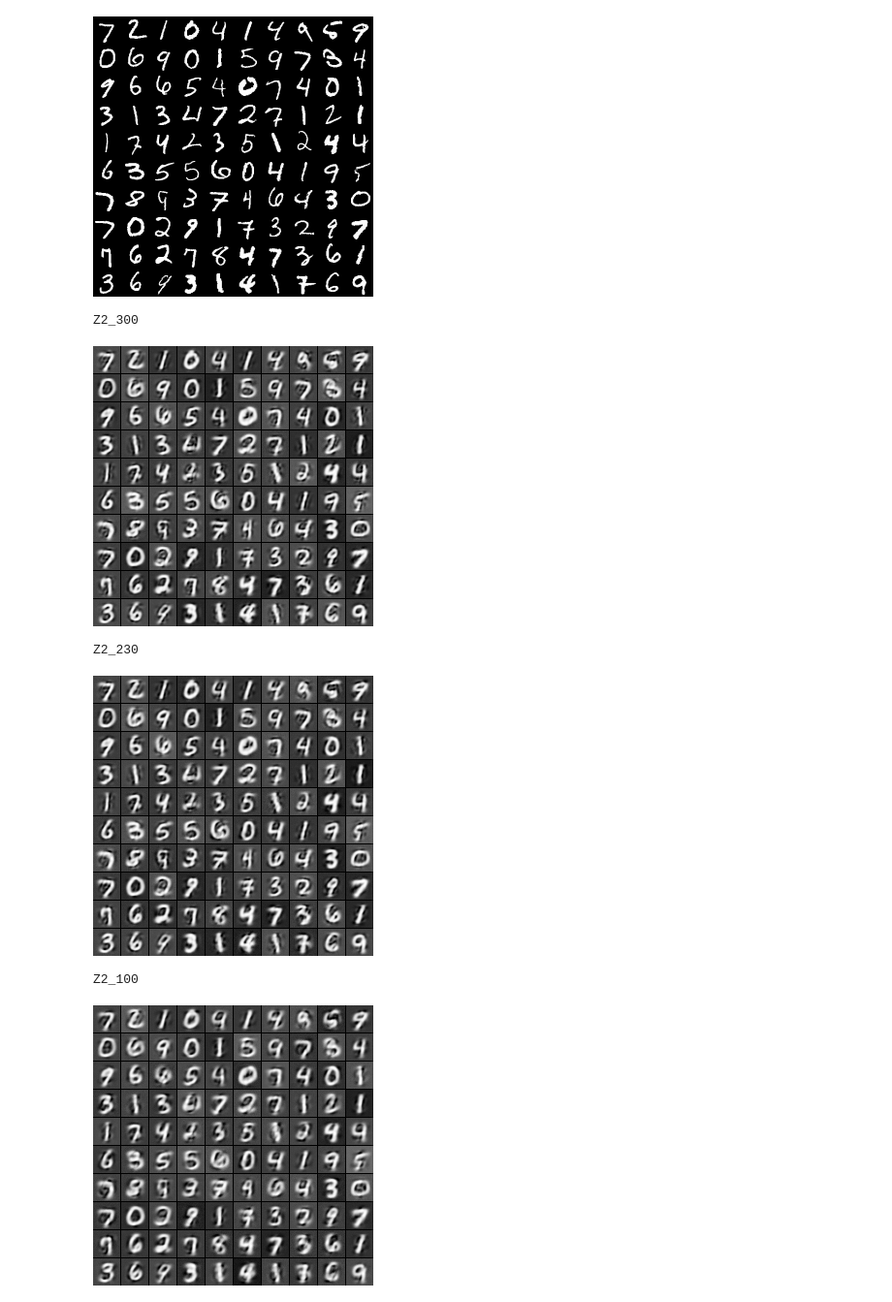
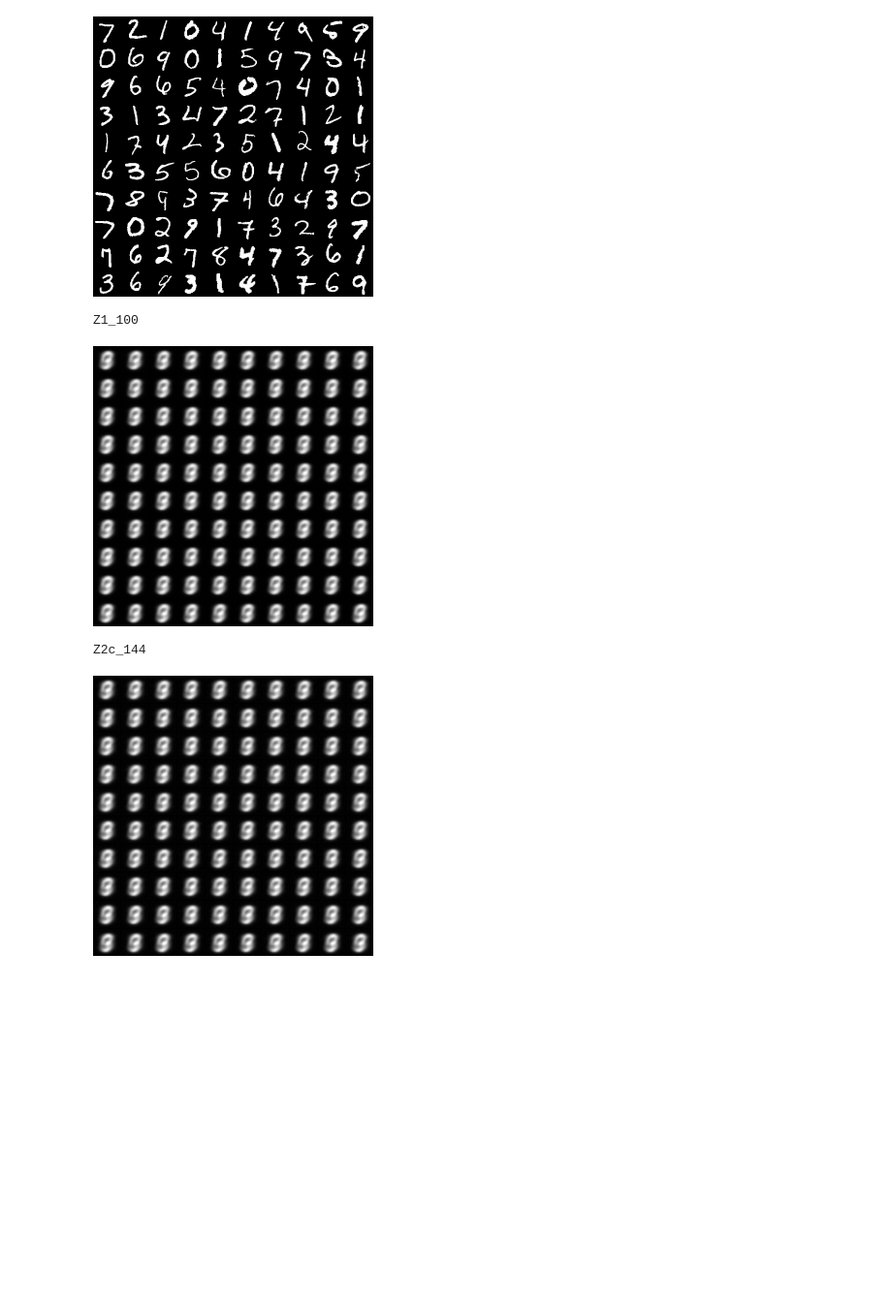
Before and after one commit to vinmisra/AE_experiments, a Jupyter notebook: test_AE.ipynb, the cells around one changed output. Shown at 97% size. Cells and saved outputs as stored; diff of their text form; code cells hidden in the pictures; blank space fills up the shorter version.

```diff
--- a/test_AE.ipynb
+++ b/test_AE.ipynb
@@ -22,13 +22,17 @@ dir_fuel = os.path.join(DIR_DATA,'fuel')
 model_folders = [model_folder \
                for model_folder in os.listdir(dir_model) \
                if os.path.isdir(os.path.join(dir_model,model_folder))]
-model_folders = ['Z2_300','Z2_230','Z2_100']
+model_folders = ['Z1_100','Z2c_144']
 # %%
-models = [serial.load(os.path.join(dir_model,model_folder,'finetune.pkl')) for model_folder in model_folders]
+#models = [serial.load(os.path.join(dir_model,model_folder,'finetune.pkl')) for model_folder in model_folders]
+models = [serial.load(os.path.join(dir_model,model_folder,'0.pkl')) for model_folder in model_folders]
+secondmodels = [serial.load(os.path.join(dir_model,model_folder,'1.pkl')) for model_folder in model_folders]
 # %%
 test_data = serial.load(os.path.join(dir_fuel,'mnist_test_X.pkl'))
 # %% [markdown]
 #Define graph
 # %%
 Xs = [model.get_input_space().make_theano_batch() for model in models]
-Ys = [model.fprop(X) for (model,X) in zip(models,Xs)]
+#Ys = [model.fprop(X) for (model,X) in zip(models,Xs)]
+Ys = [model.reconstruct(X) for (model,secondmodel,X) in zip(models,secondmodels,Xs)]
+Y2s = [model.decode(secondmodel.reconstruct(model.encode(X))) for (model,secondmodel,X) in zip(models,secondmodels,Xs)]
@@ -54,16 +58,14 @@ original
 # %%
 for (xhat,model_folder) in zip(Xhats,model_folders):
     reconstructed = Image.fromarray(tile_raster_images(X=xhat,
                                                   img_shape=(28,28),
                                                   tile_shape=(10,10),
                                                   tile_spacing=(1,1)))
-    reconstructed.save(model_folder+'.png')
+    reconstructed.save('delete_me.png')
     print model_folder
-    I.display(I.Image(model_folder+'.png'))
+    I.display(I.Image('delete_me.png'))
 # %% [output]
-Z2_300
+Z1_100
-[figure, old version]
+[figure, new version]
-Z2_230
+Z2c_144
-[figure, old version]
+[figure, new version]
-Z2_100
-[figure, removed]
```
Also changed, not shown: parts of 3 cells of this notebook, 16 other files.
